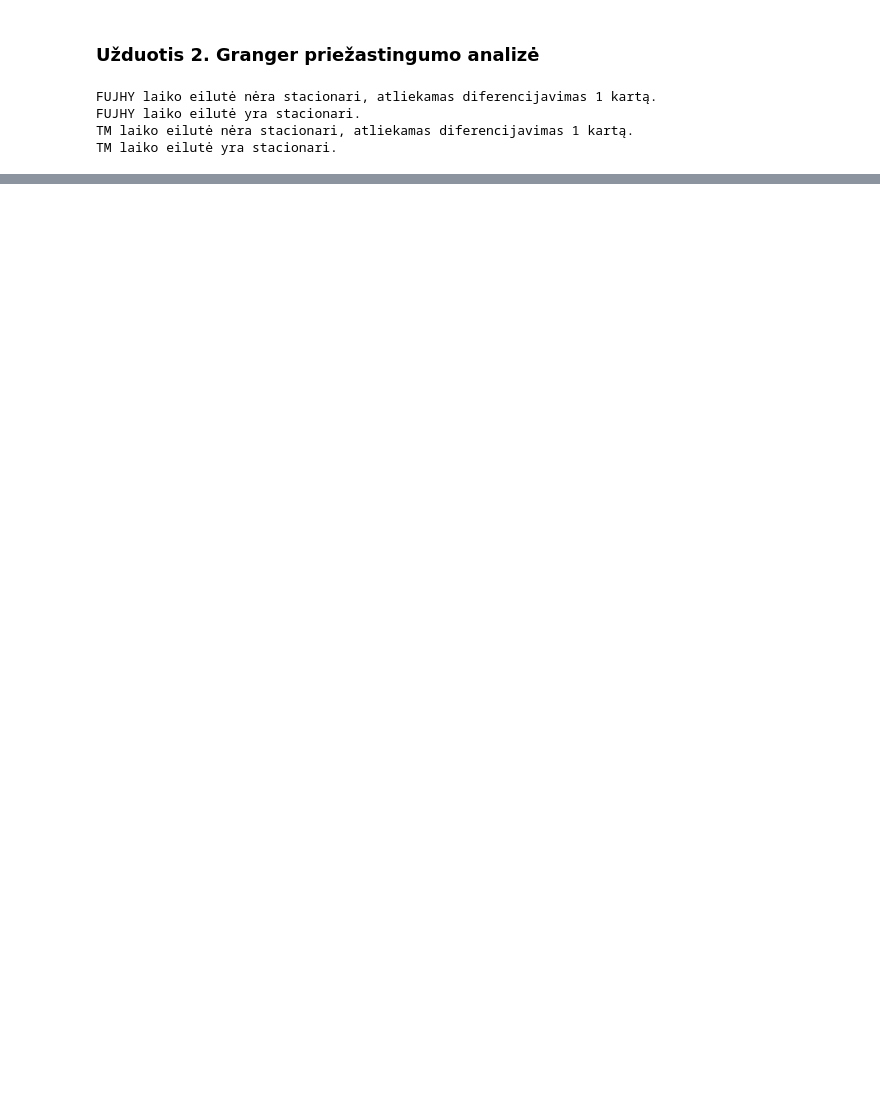
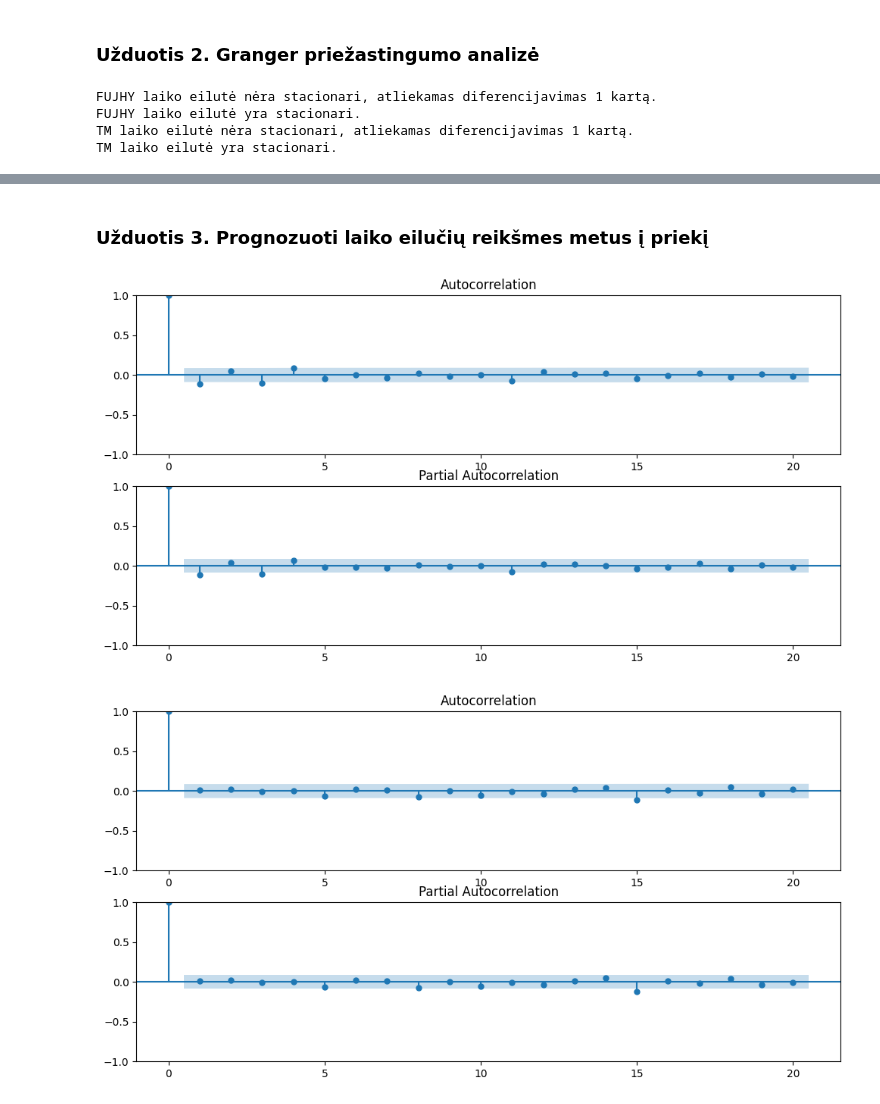
Before and after one commit to KarolisBanikonis/PTDMLab1, a Jupyter notebook: Lab1.ipynb, the cells around one changed output, grey strips where cells are left out. Cells and saved outputs as stored; diff of their text form; code cells hidden in the pictures; blank space fills up the shorter version.

```diff
--- a/Lab1.ipynb
+++ b/Lab1.ipynb
@@ -154,0 +199,8 @@ p-reikšmė = 0.8924707040076643, TM nedaro įtakos FUJHY.
+# %% [markdown]
+### Užduotis 3. Prognozuoti laiko eilučių reikšmes metus į priekį
+# %%
+Subaru_Ts.plot_corr_funcs()
+Toyota_Ts.plot_corr_funcs()
+# %% [output]
+[figure, added]
+[figure, added]
```
Also changed, not shown: parts of 12 cells of this notebook.
